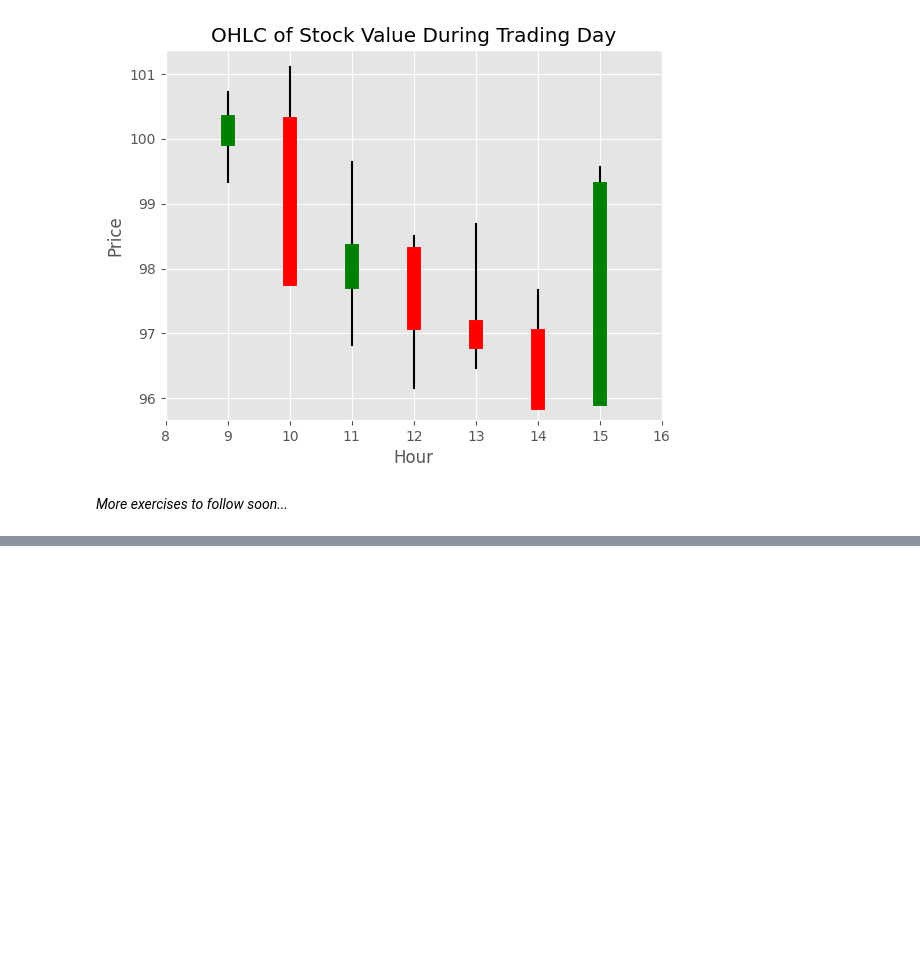
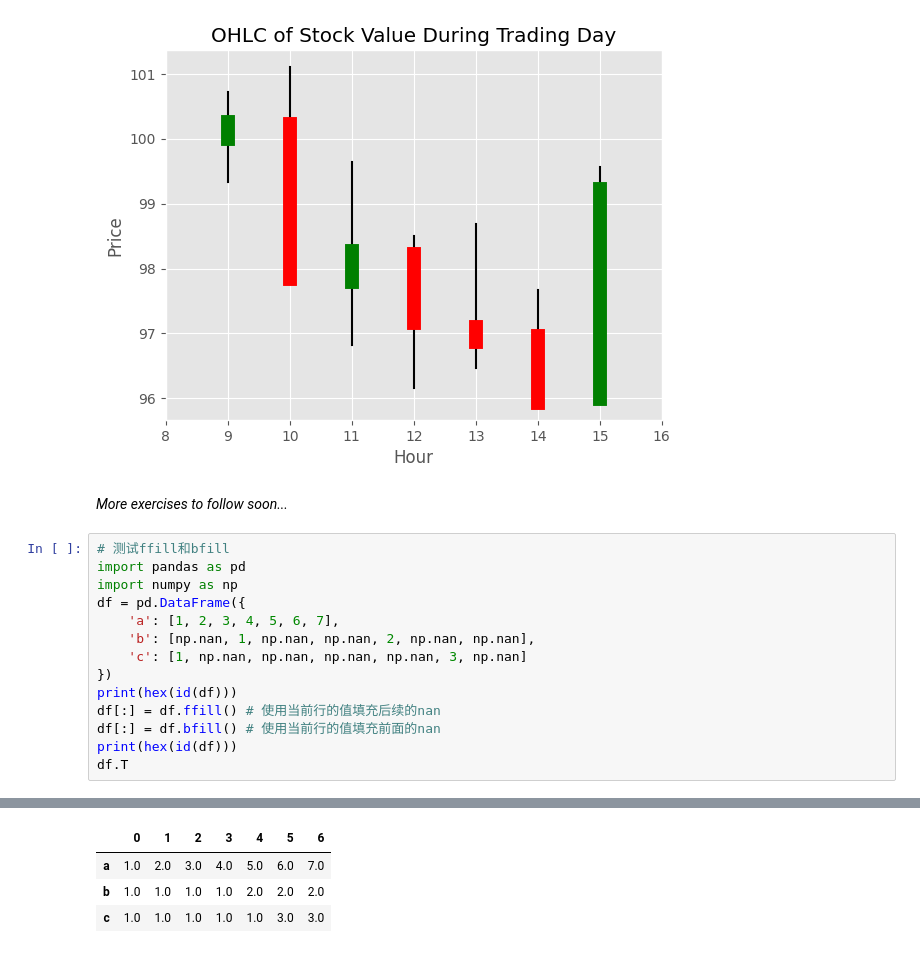
Before and after one commit to xyiling/100-pandas-puzzles-cn, a Jupyter notebook: 100-pandas-puzzles-cn.ipynb, the cells around one changed output, grey strips where cells are left out. Saved outputs shown, nothing was run; the diff lists cells and outputs as text; blank space fills up the shorter version.

```diff
--- a/100-pandas-puzzles-cn.ipynb
+++ b/100-pandas-puzzles-cn.ipynb
@@ -1254,3 +1254,18 @@ plot_candlestick(agg)
 [figure]
 # %% [markdown]
 *More exercises to follow soon...*
+# %%
+# 测试ffill和bfill
+import pandas as pd
+import numpy as np
+df = pd.DataFrame({
+    'a': [1, 2, 3, 4, 5, 6, 7],
+    'b': [np.nan, 1, np.nan, np.nan, 2, np.nan, np.nan],
+    'c': [1, np.nan, np.nan, np.nan, np.nan, 3, np.nan]
+})
+print(hex(id(df)))
+df[:] = df.ffill() # 使用当前行的值填充后续的nan
+df[:] = df.bfill() # 使用当前行的值填充前面的nan
+print(hex(id(df)))
+df.T
+# %% [output]
@@ -1256,0 +1274,4 @@ plot_candlestick(agg)
+|  | 0 | 1 | 2 | 3 | 4 | 5 | 6 |
+| a | 1.0 | 2.0 | 3.0 | 4.0 | 5.0 | 6.0 | 7.0 |
+| b | 1.0 | 1.0 | 1.0 | 1.0 | 2.0 | 2.0 | 2.0 |
+| c | 1.0 | 1.0 | 1.0 | 1.0 | 1.0 | 3.0 | 3.0 |
```
Also changed, not shown: parts of 2 cells of this notebook.
